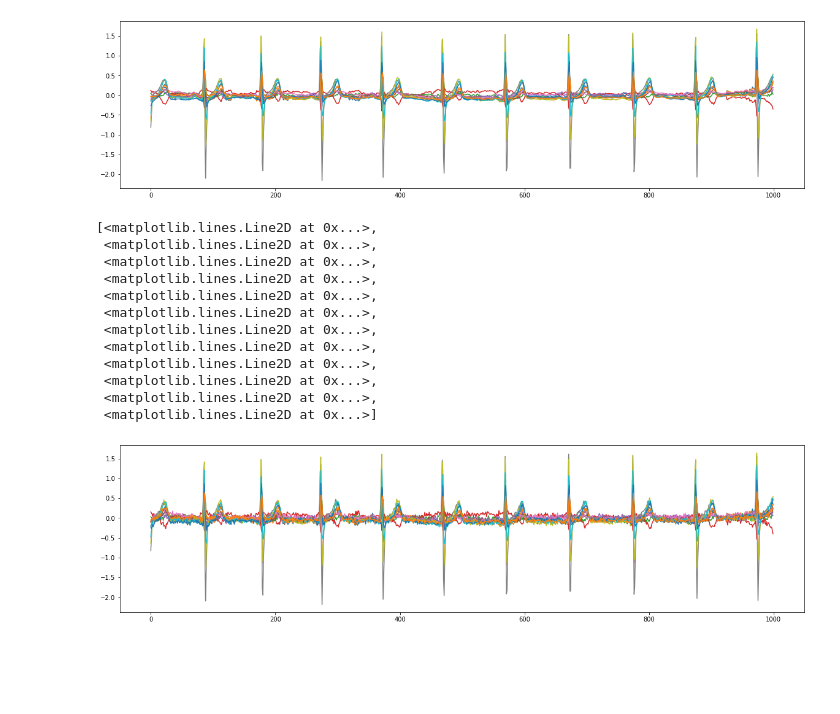
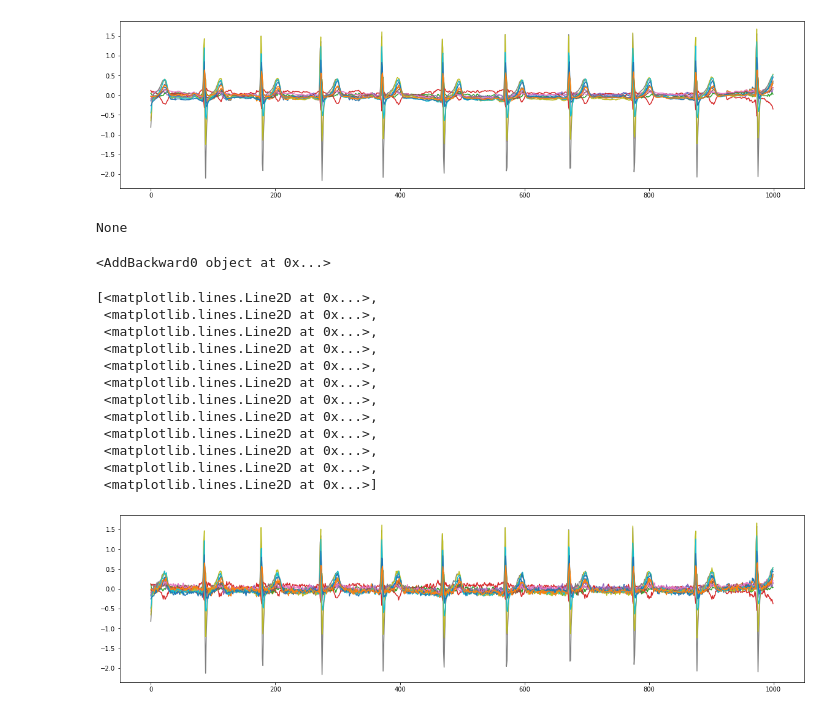
Before and after one commit to comp-well-org/LEAVES, a Jupyter notebook: torch_data_augmentation.ipynb, the cells around one changed output. Saved outputs shown, nothing was run; the diff lists cells and outputs as text; code cells hidden in the pictures; blank space fills up the shorter version.

```diff
--- a/torch_data_augmentation.ipynb
+++ b/torch_data_augmentation.ipynb
@@ -30,26 +60,39 @@ plt.plot(data[0].T)
  <matplotlib.lines.Line2D at 0x...>,
  <matplotlib.lines.Line2D at 0x...>]
 [figure]
-# %%
-## Jittering
-def jitter(x, sigma=0.03):
-    return x + torch.normal(mean=0., std=sigma, size=x.shape)
-
-plt.figure(figsize=(20,5))
-plt.plot(jitter(data)[0].T)
-# %% [output]
-[<matplotlib.lines.Line2D at 0x...>,
- <matplotlib.lines.Line2D at 0x...>,
- <matplotlib.lines.Line2D at 0x...>,
- <matplotlib.lines.Line2D at 0x...>,
- <matplotlib.lines.Line2D at 0x...>,
- <matplotlib.lines.Line2D at 0x...>,
- <matplotlib.lines.Line2D at 0x...>,
- <matplotlib.lines.Line2D at 0x...>,
- <matplotlib.lines.Line2D at 0x...>,
- <matplotlib.lines.Line2D at 0x...>,
- <matplotlib.lines.Line2D at 0x...>,
- <matplotlib.lines.Line2D at 0x...>]
-[figure, removed]
+# %%
+probabilities_dist = torch.distributions.RelaxedBernoulli(0.1, 0.1)
+sample_probabilities = probabilities_dist.rsample()
+print(sample_probabilities.grad_fn)
+# %% [output]
+None
+# %%
+## Jittering
+def jitter(x, sigma):
+    m = torch.distributions.normal.Normal(loc=0, scale=sigma[0])
+    noise = m.rsample(sample_shape=x.size())
+    noisy_x = x + noise
+    return noisy_x
+
+jitter_sigma = nn.Parameter(0.03 * torch.ones(1), requires_grad=True)
+jitter_x = jitter(data, jitter_sigma)
+print(jitter_x.grad_fn)
+plt.figure(figsize=(20,5))
+plt.plot(jitter_x.detach().numpy()[0].T)
+# %% [output]
+<AddBackward0 object at 0x...>
+[<matplotlib.lines.Line2D at 0x...>,
+ <matplotlib.lines.Line2D at 0x...>,
+ <matplotlib.lines.Line2D at 0x...>,
+ <matplotlib.lines.Line2D at 0x...>,
+ <matplotlib.lines.Line2D at 0x...>,
+ <matplotlib.lines.Line2D at 0x...>,
+ <matplotlib.lines.Line2D at 0x...>,
+ <matplotlib.lines.Line2D at 0x...>,
+ <matplotlib.lines.Line2D at 0x...>,
+ <matplotlib.lines.Line2D at 0x...>,
+ <matplotlib.lines.Line2D at 0x...>,
+ <matplotlib.lines.Line2D at 0x...>]
+[figure, added]
 # %%
 ## Scaling
```
Also changed, not shown: parts of 22 cells of this notebook, 8 other files.
